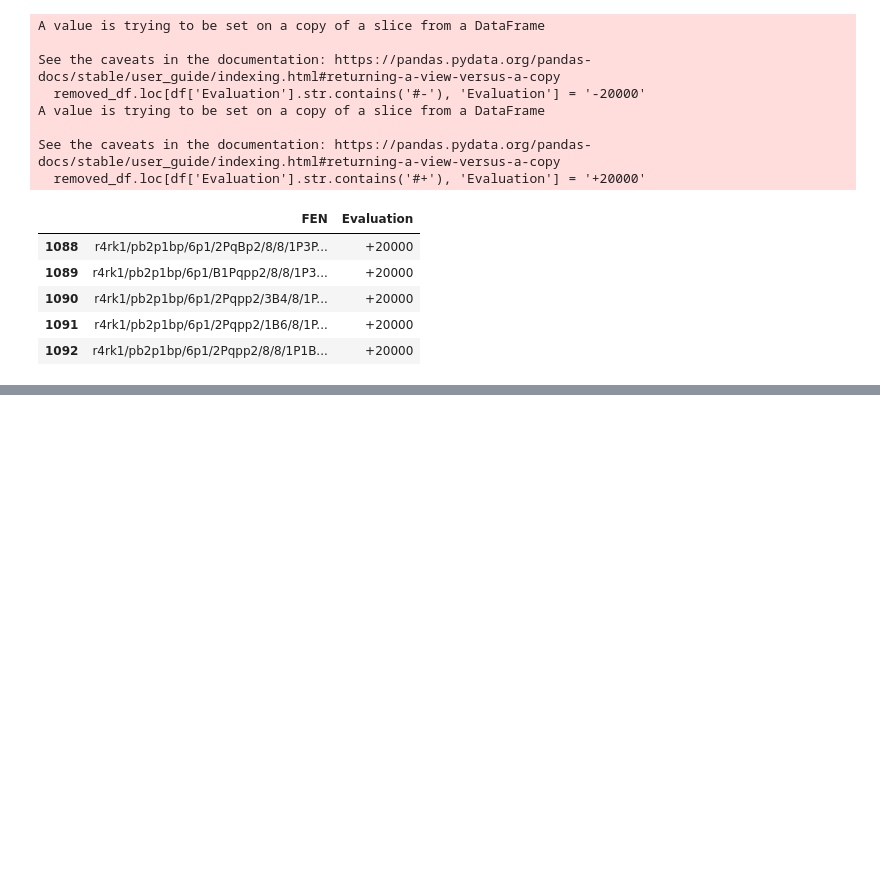
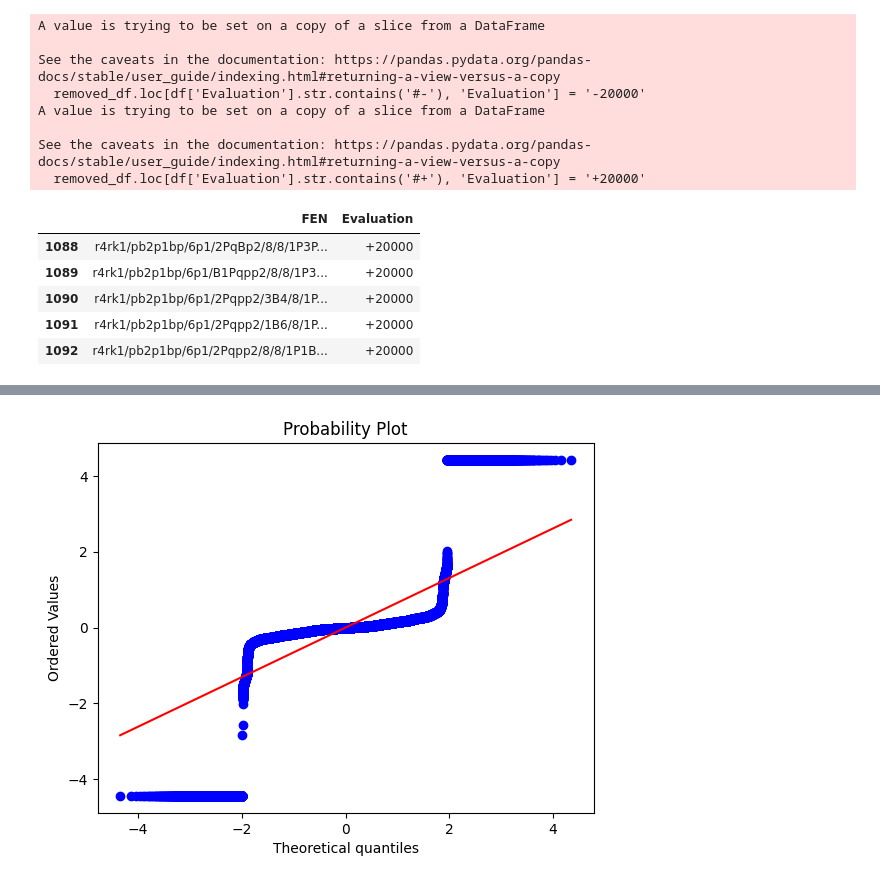
Before and after one commit to Mathwizard1/reimagined-octosquare, a Jupyter notebook: data_viewer.ipynb, the cells around one changed output, grey strips where cells are left out. Drawn from its saved outputs; the diff is of its cells as text; code cells hidden in the pictures; blank space fills up the shorter version.

```diff
--- a/data_viewer.ipynb
+++ b/data_viewer.ipynb
@@ -105,3 +105,11 @@ plt.show()
+# %%
+z_score()
+
+# Q-Q plot
+stats.probplot(df['Evaluation'], dist="norm", plot=plt)
+plt.show()
+# %% [output]
+[figure, added]
 # %%
 Robust_Scaling()
 
```
Also changed, not shown: parts of 6 cells of this notebook, 4 other files.
